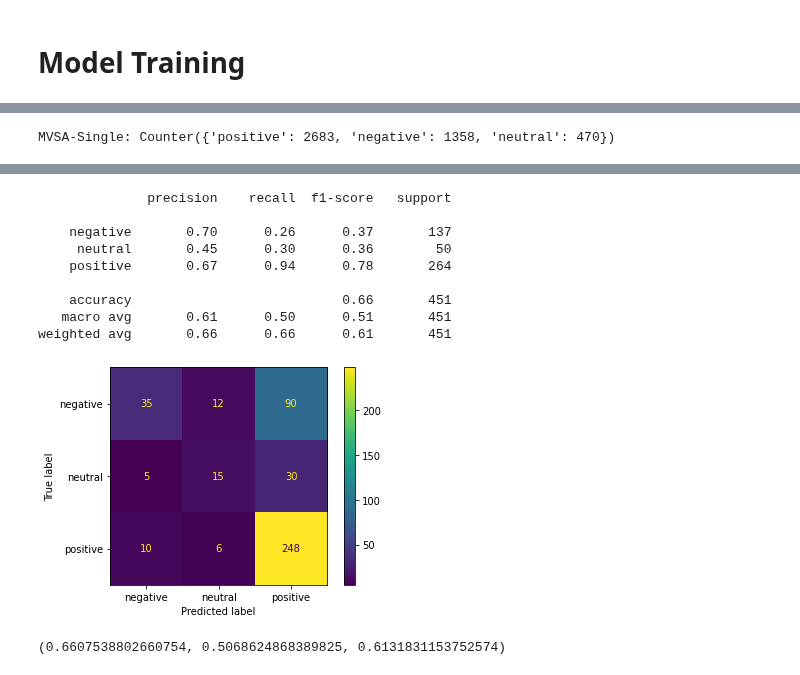
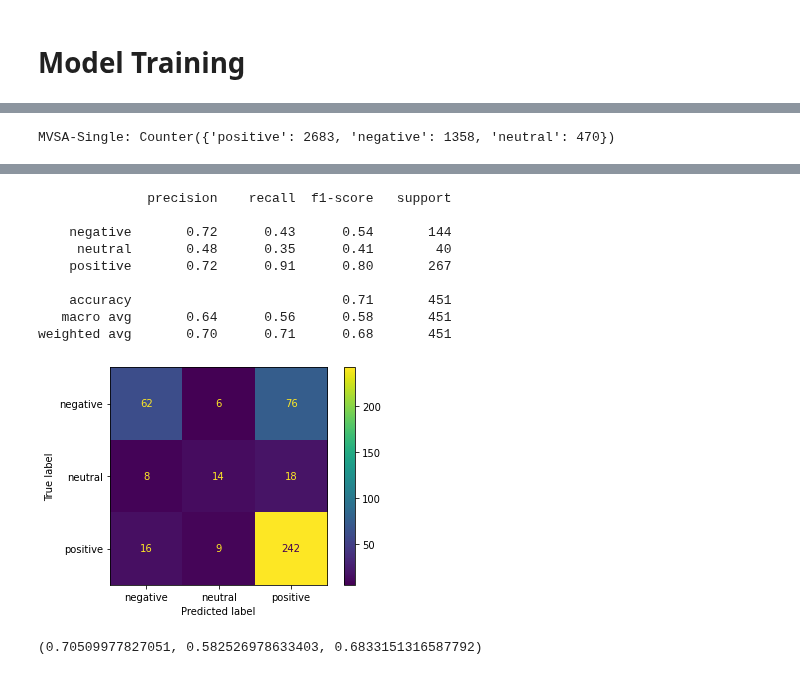
Before and after one commit to nhmt120/multimodal-sentiment-analysis, a Jupyter notebook: mvsa-final-model.ipynb, the cells around one changed output, grey strips where cells are left out. Cells and saved outputs as stored; diff of their text form; code cells hidden in the pictures.

```diff
--- a/mvsa-final-model.ipynb
+++ b/mvsa-final-model.ipynb
@@ -166,7 +166,7 @@ def create_model_IF(text_shape, image_shape, lstm=True):
     else:
         text_image_concat = Concatenate(axis=1)([text_input, image_input])
     concat_self_attention = Attention() ([text_image_concat, text_image_concat])
-#     concat_self_attention = Dropout(DROPOUT_RATE) (concat_self_attention)
+    concat_self_attention = Dropout(DROPOUT_RATE) (concat_self_attention)
     outputs = Dense(NUM_CLASSES, activation='softmax') (concat_self_attention)
     model = Model([text_input, image_input], outputs)
     model.compile(optimizer=OPTIMIZER, loss=LOSS, metrics=METRICS)
@@ -182,18 +182,17 @@ def run_and_evaluate_HF(name, X1, X2, y, verbose=0, lstm=True):
     y = le.transform(y)
     y = to_categorical(np.asarray(y))
 
-    random_idx = np.random.permutation(len(label_inputs))
+    random_idx = np.random.permutation(len(y))
     X1, X2, y = X1[random_idx], X2[random_idx], y[random_idx]
 
     X1_train, X1_val, X1_test = split_data(X1, VALIDATION_SPLIT)
     X2_train, X2_val, X2_test = split_data(X2, VALIDATION_SPLIT)
     y_train, y_val, y_test = split_data(y, VALIDATION_SPLIT)
 
-    oversample = BorderlineSMOTE(sampling_strategy='minority', random_state=SEED, kind='borderline-2')
+    oversample = BorderlineSMOTE(sampling_strategy='minority', random_state=SEED, kind='borderline-1')
 #     oversample = SMOTE(sampling_strategy='minority', random_state=SEED)
     X1_train, _ = oversample.fit_resample(X1_train, y_train)
     X2_train, y_train = oversample.fit_resample(X2_train, y_train)
-
 
     if lstm == False:
         model_text = create_model_text(X1_train.shape[1:], lstm=False)
@@ -210,10 +209,11 @@ def run_and_evaluate_HF(name, X1, X2, y, verbose=0, lstm=True):
     checkpoint_image = ModelCheckpoint('./model_checkpoint/{}-image.h5'.format(name), save_best_only=True, verbose=verbose)
     checkpoint_IF = ModelCheckpoint('./model_checkpoint/{}-IF.h5'.format(name), save_best_only=True, verbose=verbose)
 
-    if 'multiple' in name:
-        batch_size = 256
-    else:
-        batch_size = BATCH_SIZE # 128
+    batch_size = BATCH_SIZE
+#     if 'multiple' in name:
+#         batch_size = 256
+#     else:
+#         batch_size = BATCH_SIZE # 128
 
     history_text = model_text.fit(X1_train, y_train, validation_data=(X1_val, y_val),
                         epochs=EPOCHS, batch_size=batch_size, verbose=verbose,
@@ -383,13 +383,11 @@ To enable them in other operations, rebuild TensorFlow with the appropriate comp
 counter_single = Counter(mvsa_single_multimodal_labels)
 print('MVSA-Single:', counter_single)
 
-text_inputs = merge_dim(mvsa_single_bert, mvsa_single_pos_bow)
-image_inputs = mvsa_single_vgg19
+text_inputs = merge_dim(mvsa_single_bert, mvsa_single_pos_tfidf)
+image_inputs = mvsa_single_densenet201
 label_inputs = mvsa_single_multimodal_labels
 
-random_idx = np.random.permutation(len(label_inputs))
-text_inputs, image_inputs, label_inputs = text_inputs[random_idx], image_inputs[random_idx], label_inputs[random_idx]
-
 run_and_evaluate_HF('HF-single', text_inputs, image_inputs, label_inputs, verbose=VERBOSE)
+# IF drop 0.2 SMOTE b1
 # %% [output]
 MVSA-Single: Counter({'positive': 2683, 'negative': 1358, 'neutral': 470})
@@ -398,14 +396,14 @@ MVSA-Single: Counter({'positive': 2683, 'negative': 1358, 'neutral': 470})
               precision    recall  f1-score   support
 
-    negative       0.70      0.26      0.37       137
-     neutral       0.45      0.30      0.36        50
-    positive       0.67      0.94      0.78       264
+    negative       0.72      0.43      0.54       144
+     neutral       0.48      0.35      0.41        40
+    positive       0.72      0.91      0.80       267
 
-    accuracy                           0.66       451
-   macro avg       0.61      0.50      0.51       451
-weighted avg       0.66      0.66      0.61       451
+    accuracy                           0.71       451
+   macro avg       0.64      0.56      0.58       451
+weighted avg       0.70      0.71      0.68       451
-[figure, old version]
+[figure, new version]
-(0.6607538802660754, 0.5068624868389825, 0.6131831153752574)
+(0.70509977827051, 0.582526978633403, 0.6833151316587792)
 # %%
 counter_multiple = Counter(mvsa_multiple_multimodal_labels)
 print('MVSA-Multiple:', counter_multiple)
```
Also changed, not shown: parts of 4 cells of this notebook.
